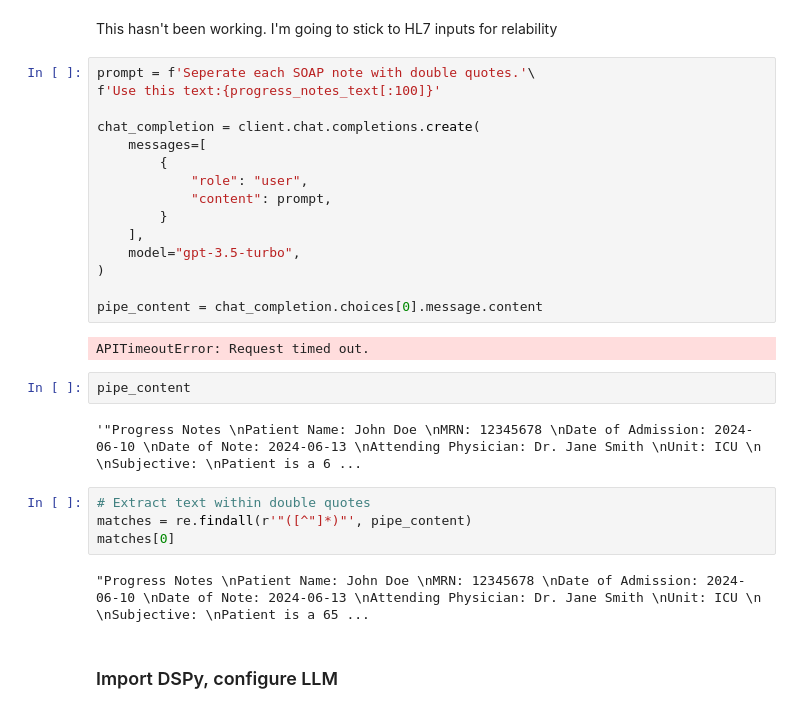
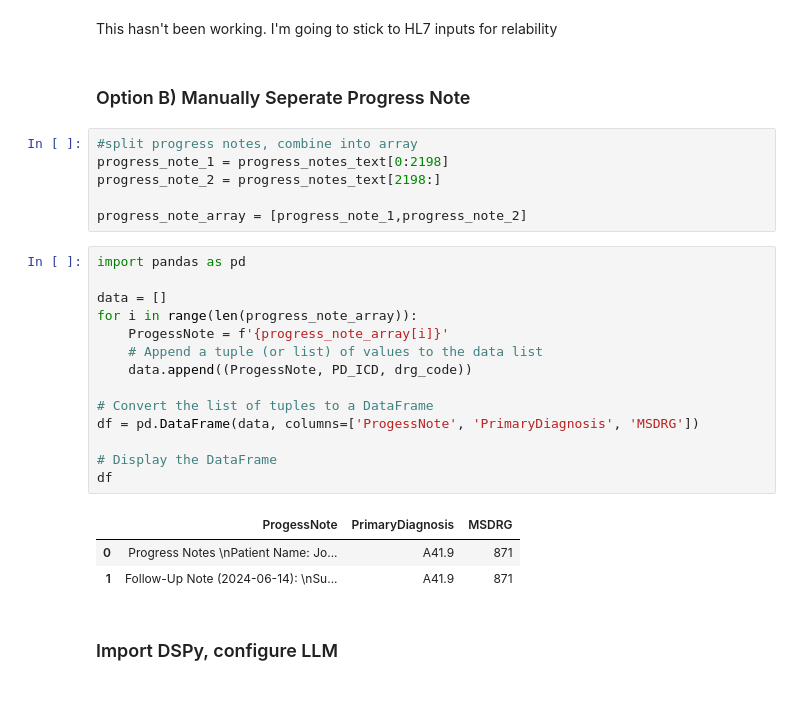
Before and after one commit to Viscomij/Practicum, a Jupyter notebook: DSPy/MWESepsis.ipynb, the cells around one changed output. Saved outputs shown, nothing was run; the diff lists cells and outputs as text.

```diff
--- a/DSPy/MWESepsis.ipynb
+++ b/DSPy/MWESepsis.ipynb
@@ -212,33 +212,32 @@ output
 "Array: ['Progress Notes', 'Patient Name: John Doe', 'MRN: 12345678', 'Date of Admission: 2024-06-10', 'Date of Note: 2024-06-13', 'Attending Physician: Dr. Jane Smith', 'Unit: ICU', 'Subjective:', 'P ...
 # %% [markdown]
 This hasn't been working. I'm going to stick to HL7 inputs for relability
-# %%
-prompt = f'Seperate each SOAP note with double quotes.'\
-f'Use this text:{progress_notes_text[:100]}'
-
-chat_completion = client.chat.completions.create(
-    messages=[
-        {
-            "role": "user",
-            "content": prompt,
-        }
-    ],
-    model="gpt-3.5-turbo",
-)
-
-pipe_content = chat_completion.choices[0].message.content
-# %% [output]
-APITimeoutError: Request timed out.
-# %%
-pipe_content
-# %% [output]
-'"Progress Notes \nPatient Name: John Doe \nMRN: 12345678 \nDate of Admission: 2024-06-10 \nDate of Note: 2024-06-13 \nAttending Physician: Dr. Jane Smith \nUnit: ICU \n \nSubjective: \nPatient is a 6 ...
-# %%
-# Extract text within double quotes
-matches = re.findall(r'"([^"]*)"', pipe_content)
-matches[0]
-# %% [output]
-"Progress Notes \nPatient Name: John Doe \nMRN: 12345678 \nDate of Admission: 2024-06-10 \nDate of Note: 2024-06-13 \nAttending Physician: Dr. Jane Smith \nUnit: ICU \n \nSubjective: \nPatient is a 65 ...
+# %% [markdown]
+### Option B) Manually Seperate Progress Note
+# %%
+#split progress notes, combine into array
+progress_note_1 = progress_notes_text[0:2198]
+progress_note_2 = progress_notes_text[2198:]
+
+progress_note_array = [progress_note_1,progress_note_2]
+# %%
+import pandas as pd
+
+data = []
+for i in range(len(progress_note_array)):
+    ProgessNote = f'{progress_note_array[i]}'
+    # Append a tuple (or list) of values to the data list
+    data.append((ProgessNote, PD_ICD, drg_code))
+
+# Convert the list of tuples to a DataFrame
+df = pd.DataFrame(data, columns=['ProgessNote', 'PrimaryDiagnosis', 'MSDRG'])
+
+# Display the DataFrame
+df
+# %% [output]
+|  | ProgessNote | PrimaryDiagnosis | MSDRG |
+| 0 | Progress Notes \nPatient Name: Jo... | A41.9 | 871 |
+| 1 | Follow-Up Note (2024-06-14): \nSu... | A41.9 | 871 |
 # %% [markdown]
 ### Import DSPy, configure LLM
 # %%
```
